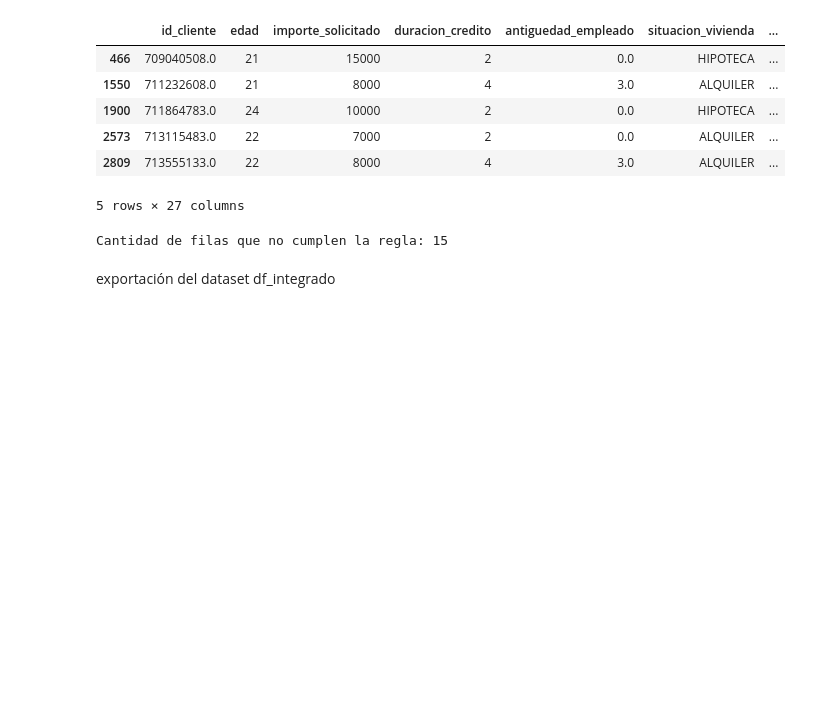
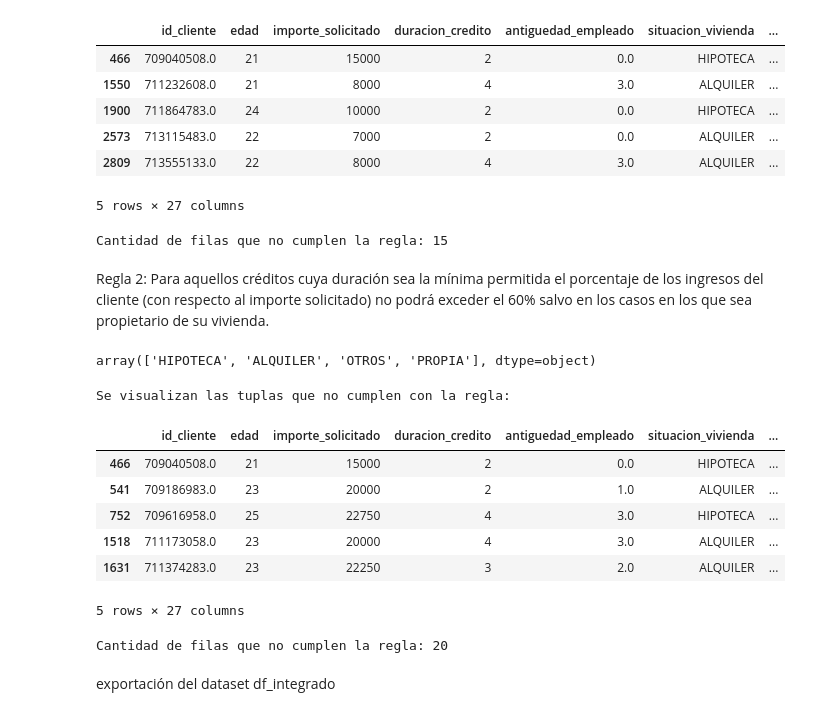
Before and after one commit to Jbonilla0092/13MDIB_JBONiILLA, a Jupyter notebook: notebooks/comprension_datos/CD03-Verificacion-calidad.ipynb, the cells around one changed output. Cells and saved outputs as stored; diff of their text form; code cells hidden in the pictures; blank space fills up the shorter version.

```diff
--- a/notebooks/comprension_datos/CD03-Verificacion-calidad.ipynb
+++ b/notebooks/comprension_datos/CD03-Verificacion-calidad.ipynb
@@ -736,6 +967,55 @@ Se visualizan las tuplas que no cumplen con la regla:
 | 2809 | 713555133.0 | 22 | 8000 | 4 | 3.0 | ALQUILER | ... |
 5 rows × 27 columns
 Cantidad de filas que no cumplen la regla: 15
+# %% [markdown]
+Regla 2: Para aquellos créditos cuya duración sea la mínima permitida el porcentaje de los ingresos del cliente (con respecto al importe solicitado) no podrá exceder el 60% salvo en los casos en los que sea propietario de su vivienda.
+# %%
+df_integrado['situacion_vivienda'].unique()
+# %% [output]
+array(['HIPOTECA', 'ALQUILER', 'OTROS', 'PROPIA'], dtype=object)
+# %%
+#features insumo para el cálculo de la regla:
+# pct_ingreso: porcentaje de los ingresos que representa el crédito solicitado
+# situacion_vivienda: tipo de vivienda que posee la persona.
+
+#Se puede definir una función para aplicar los cálculos
+lista = ['HIPOTECA', 'ALQUILER', 'OTROS']
+
+def regla_pct_ingresos_vivienda(row):
+    pct_ingreso = row.pct_ingreso
+    situacion_vivienda = row.situacion_vivienda
+
+    if pct_ingreso > 0.6 and situacion_vivienda  in lista:
+        # Es un error, no cumple la regla definida
+        return 'err'
+    else:
+        return 'ok'
+
+
+# Se aplica la función para todos los elementos del dataset
+regla_pct_vivienda = df_integrado.apply(lambda row: regla_pct_ingresos_vivienda(row), axis=1).rename("regla_pct_vivienda")
+
+# Se unen los resultados al dataset inicial
+df_resultado = pd.concat([df_integrado, regla_pct_vivienda], axis=1)
+
+# Se visualizan los datos
+print("Se visualizan las tuplas que no cumplen con la regla:\n")
+display(df_resultado[df_resultado.regla_pct_vivienda == 'err'].head())
+
+
+# Se verifica la cantidad de elementos
+aux = df_resultado[df_resultado.regla_pct_vivienda == 'err']
+print(f"Cantidad de filas que no cumplen la regla: {aux.shape[0]}")
+# %% [output]
+Se visualizan las tuplas que no cumplen con la regla:
+|  | id_cliente | edad | importe_solicitado | duracion_credito | antiguedad_empleado | situacion_vivienda | ... |
+| 466 | 709040508.0 | 21 | 15000 | 2 | 0.0 | HIPOTECA | ... |
+| 541 | 709186983.0 | 23 | 20000 | 2 | 1.0 | ALQUILER | ... |
+| 752 | 709616958.0 | 25 | 22750 | 4 | 3.0 | HIPOTECA | ... |
+| 1518 | 711173058.0 | 23 | 20000 | 4 | 3.0 | ALQUILER | ... |
+| 1631 | 711374283.0 | 23 | 22250 | 3 | 2.0 | ALQUILER | ... |
+5 rows × 27 columns
+Cantidad de filas que no cumplen la regla: 20
 # %% [markdown]
 exportación del dataset df_integrado
 # %%
```
Also changed, not shown: parts of 20 cells of this notebook, 1 other file.
